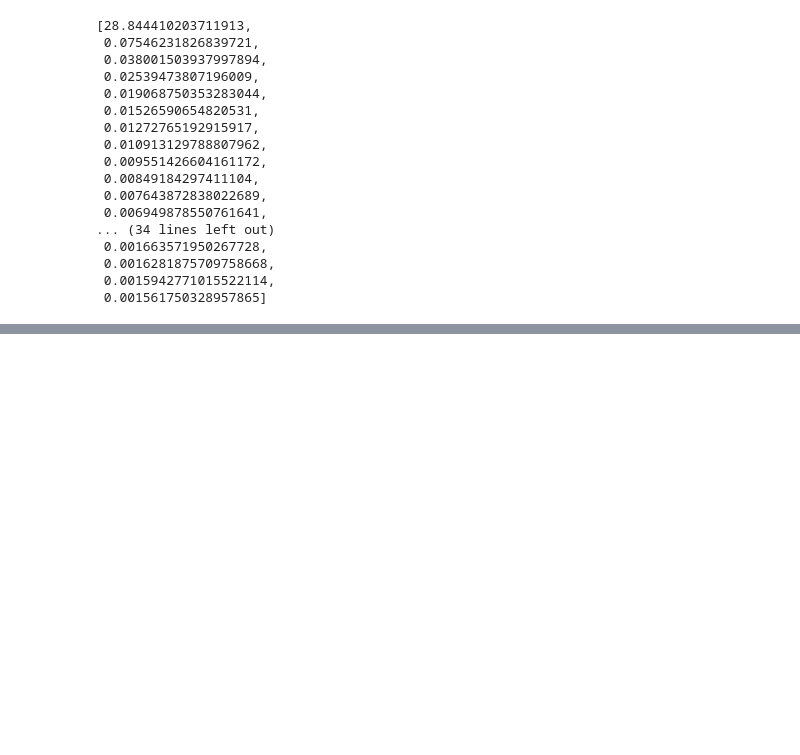
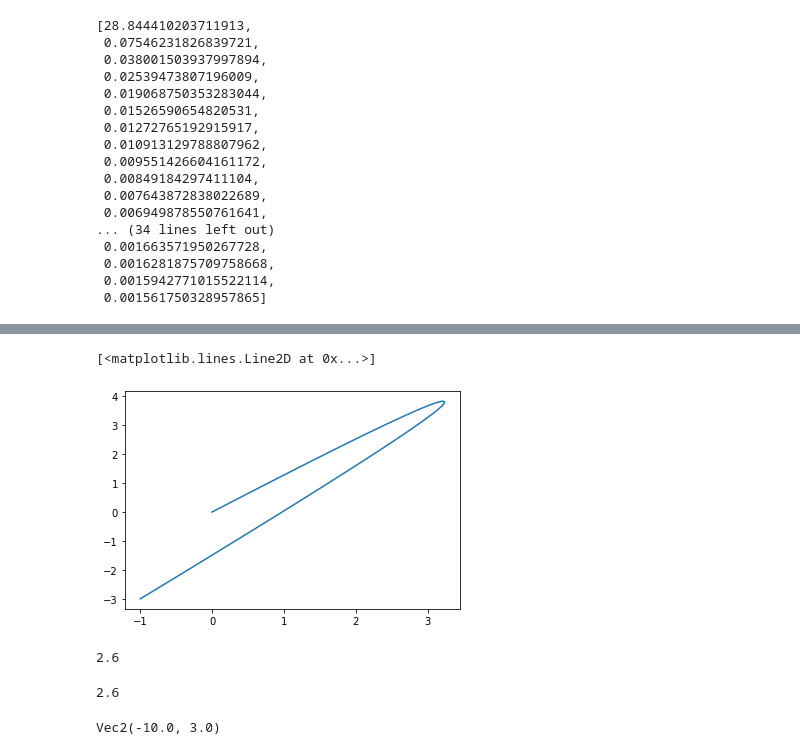
Before and after one commit to TovarnovM/neuro_missile, a Jupyter notebook: src/Untitled1.ipynb, the cells around one changed output, grey strips where cells are left out. Saved outputs shown, nothing was run; the diff lists cells and outputs as text; code cells hidden in the pictures; blank space fills up the shorter version.

```diff
--- a/src/Untitled1.ipynb
+++ b/src/Untitled1.ipynb
@@ -101,0 +119,28 @@ $\displaystyle - 2.91295063024394 \left(\frac{0.5 Ax^{2}}{Acc_{max}^{2}} - \frac
+# %%
+poss = drone.get_traject_vels(delta_t, (10,10),(-1,-3))
+plt.plot(poss[:,0], poss[:,1])
+# %% [output]
+[<matplotlib.lines.Line2D at 0x...>]
+[figure, added]
+# %%
+A = Vec2(-100,20)
+D = Vec2(30,-50)
+Va = Vec2(-3,2)
+Vd = Vec2(-10,3)
+delta_t = 30
+
+B = get_B(delta_t, A, Va)
+C = get_C(delta_t, D, Vd)
+
+get_max_a(delta_t, A, B, C, D)
+# %% [output]
+2.6
+# %%
+blend = 1
+((-6*(B-A) + 6*blend*(B-A) + 6 * (C-B) - 12*blend*(C-B) + 6 * blend*(D-C))/(delta_t)**2).len()
+# %% [output]
+2.6
+# %%
+(3*(1-blend)**2*(B-A) + 6*blend*(1-blend)*(C-B) + 3*blend**2*(D-C))/(delta_t)
+# %% [output]
+Vec2(-10.0, 3.0)
```
Also changed, not shown: parts of 7 cells of this notebook, 6 other files.
